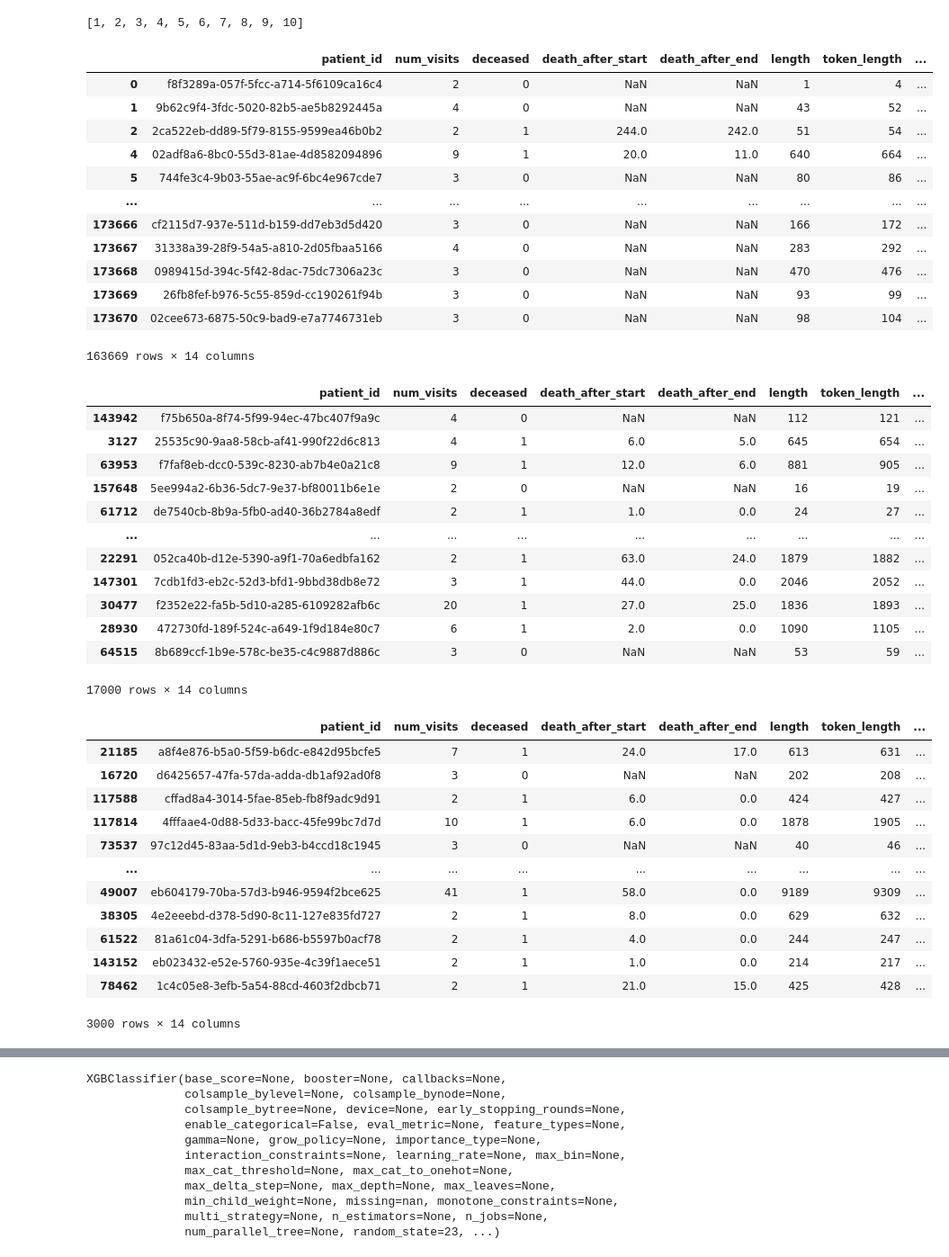
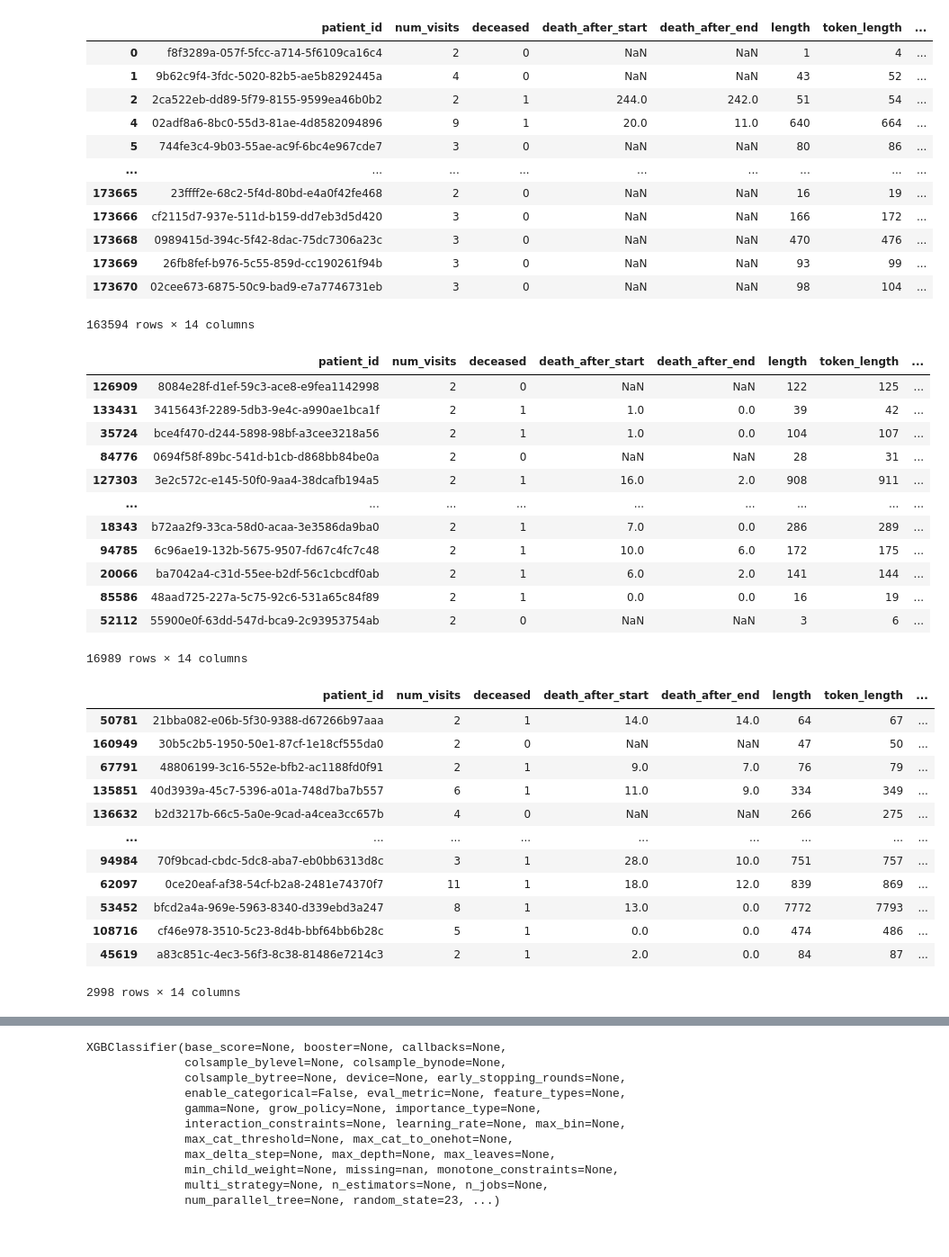
Before and after one commit to VectorInstitute/odyssey, a Jupyter notebook: models/baseline/XGBoost.ipynb, the cells around one changed output, grey strips where cells are left out. Shown: that part at 90% size. Saved outputs shown, nothing was run; the diff lists cells and outputs as text; code cells hidden in the pictures.

```diff
--- a/models/baseline/XGBoost.ipynb
+++ b/models/baseline/XGBoost.ipynb
@@ -46,24 +46,21 @@ from sklearn.metrics import (
     average_precision_score,
 )
 from scipy.sparse import csr_matrix, hstack, vstack, save_npz, load_npz
+from scipy.special import expit
 
 from tqdm import tqdm
 
 %matplotlib inline
 
-DATA_ROOT = f"{ROOT}/data"
-DATA_PATH = f"{DATA_ROOT}/slurm_data/one_month/pretrain.parquet"
-FINE_TUNE_PATH = f"{DATA_ROOT}/slurm_data/one_month/fine_tune.parquet"
-TEST_DATA_PATH = f"{DATA_ROOT}/slurm_data/one_month/fine_test.parquet"
-FREQ_MATRIX_PATH = f"{DATA_ROOT}/slurm_data/one_month/patient_freq_matrix.npz"
+DATA_ROOT = f"{ROOT}/data/slurm_data/512/two_weeks"
+DATA_PATH = f"{DATA_ROOT}/pretrain.parquet"
+FINE_TUNE_PATH = f"{DATA_ROOT}/fine_tune.parquet"
+TEST_DATA_PATH = f"{DATA_ROOT}/fine_test.parquet"
+FREQ_MATRIX_PATH = f"{DATA_ROOT}/patient_freq_matrix.npz"
-# %%
-list(set(data['length']))[:10]
-# %% [output]
-[1, 2, 3, 4, 5, 6, 7, 8, 9, 10]
 # %%
 # Load data
 pretrain_data = pd.read_parquet(DATA_PATH)
-pretrain_data = pretrain_data[pretrain_data['event_tokens_2048'].notnull()]
+pretrain_data = pretrain_data[pretrain_data['event_tokens_512'].notnull()]
 pretrain_data
 # %% [output]
 |  | patient_id | num_visits | deceased | death_after_start | death_after_end | length | token_length | ... |
@@ -73,51 +70,51 @@ pretrain_data
 | 4 | 02adf8a6-8bc0-55d3-81ae-4d8582094896 | 9 | 1 | 20.0 | 11.0 | 640 | 664 | ... |
 | 5 | 744fe3c4-9b03-55ae-ac9f-6bc4e967cde7 | 3 | 0 | NaN | NaN | 80 | 86 | ... |
 | ... | ... | ... | ... | ... | ... | ... | ... | ... |
+| 173665 | 23ffff2e-68c2-5f4d-80bd-e4a0f42fe468 | 2 | 0 | NaN | NaN | 16 | 19 | ... |
 | 173666 | cf2115d7-937e-511d-b159-dd7eb3d5d420 | 3 | 0 | NaN | NaN | 166 | 172 | ... |
-| 173667 | 31338a39-28f9-54a5-a810-2d05fbaa5166 | 4 | 0 | NaN | NaN | 283 | 292 | ... |
 | 173668 | 0989415d-394c-5f42-8dac-75dc7306a23c | 3 | 0 | NaN | NaN | 470 | 476 | ... |
 | 173669 | 26fb8fef-b976-5c55-859d-cc190261f94b | 3 | 0 | NaN | NaN | 93 | 99 | ... |
 | 173670 | 02cee673-6875-50c9-bad9-e7a7746731eb | 3 | 0 | NaN | NaN | 98 | 104 | ... |
-163669 rows × 14 columns
+163594 rows × 14 columns
 # %%
 # Load data
 finetune_data = pd.read_parquet(FINE_TUNE_PATH)
-finetune_data = finetune_data[finetune_data['event_tokens_2048'].notnull()]
+finetune_data = finetune_data[finetune_data['event_tokens_512'].notnull()]
 finetune_data
 # %% [output]
 |  | patient_id | num_visits | deceased | death_after_start | death_after_end | length | token_length | ... |
-| 143942 | f75b650a-8f74-5f99-94ec-47bc407f9a9c | 4 | 0 | NaN | NaN | 112 | 121 | ... |
-| 3127 | 25535c90-9aa8-58cb-af41-990f22d6c813 | 4 | 1 | 6.0 | 5.0 | 645 | 654 | ... |
-| 63953 | f7faf8eb-dcc0-539c-8230-ab7b4e0a21c8 | 9 | 1 | 12.0 | 6.0 | 881 | 905 | ... |
-| 157648 | 5ee994a2-6b36-5dc7-9e37-bf80011b6e1e | 2 | 0 | NaN | NaN | 16 | 19 | ... |
-| 61712 | de7540cb-8b9a-5fb0-ad40-36b2784a8edf | 2 | 1 | 1.0 | 0.0 | 24 | 27 | ... |
+| 126909 | 8084e28f-d1ef-59c3-ace8-e9fea1142998 | 2 | 0 | NaN | NaN | 122 | 125 | ... |
+| 133431 | 3415643f-2289-5db3-9e4c-a990ae1bca1f | 2 | 1 | 1.0 | 0.0 | 39 | 42 | ... |
+| 35724 | bce4f470-d244-5898-98bf-a3cee3218a56 | 2 | 1 | 1.0 | 0.0 | 104 | 107 | ... |
+| 84776 | 0694f58f-89bc-541d-b1cb-d868bb84be0a | 2 | 0 | NaN | NaN | 28 | 31 | ... |
+| 127303 | 3e2c572c-e145-50f0-9aa4-38dcafb194a5 | 2 | 1 | 16.0 | 2.0 | 908 | 911 | ... |
 | ... | ... | ... | ... | ... | ... | ... | ... | ... |
-| 22291 | 052ca40b-d12e-5390-a9f1-70a6edbfa162 | 2 | 1 | 63.0 | 24.0 | 1879 | 1882 | ... |
-| 147301 | 7cdb1fd3-eb2c-52d3-bfd1-9bbd38db8e72 | 3 | 1 | 44.0 | 0.0 | 2046 | 2052 | ... |
-| 30477 | f2352e22-fa5b-5d10-a285-6109282afb6c | 20 | 1 | 27.0 | 25.0 | 1836 | 1893 | ... |
-| 28930 | 472730fd-189f-524c-a649-1f9d184e80c7 | 6 | 1 | 2.0 | 0.0 | 1090 | 1105 | ... |
-| 64515 | 8b689ccf-1b9e-578c-be35-c4c9887d886c | 3 | 0 | NaN | NaN | 53 | 59 | ... |
+| 18343 | b72aa2f9-33ca-58d0-acaa-3e3586da9ba0 | 2 | 1 | 7.0 | 0.0 | 286 | 289 | ... |
+| 94785 | 6c96ae19-132b-5675-9507-fd67c4fc7c48 | 2 | 1 | 10.0 | 6.0 | 172 | 175 | ... |
+| 20066 | ba7042a4-c31d-55ee-b2df-56c1cbcdf0ab | 2 | 1 | 6.0 | 2.0 | 141 | 144 | ... |
+| 85586 | 48aad725-227a-5c75-92c6-531a65c84f89 | 2 | 1 | 0.0 | 0.0 | 16 | 19 | ... |
+| 52112 | 55900e0f-63dd-547d-bca9-2c93953754ab | 2 | 0 | NaN | NaN | 3 | 6 | ... |
-17000 rows × 14 columns
+16989 rows × 14 columns
 # %%
 # Load data
 test_data = pd.read_parquet(TEST_DATA_PATH)
-test_data = test_data[test_data['event_tokens_2048'].notnull()]
+test_data = test_data[test_data['event_tokens_512'].notnull()]
 test_length = len(test_data)
 test_data
 # %% [output]
 |  | patient_id | num_visits | deceased | death_after_start | death_after_end | length | token_length | ... |
-| 21185 | a8f4e876-b5a0-5f59-b6dc-e842d95bcfe5 | 7 | 1 | 24.0 | 17.0 | 613 | 631 | ... |
-| 16720 | d6425657-47fa-57da-adda-db1af92ad0f8 | 3 | 0 | NaN | NaN | 202 | 208 | ... |
-| 117588 | cffad8a4-3014-5fae-85eb-fb8f9adc9d91 | 2 | 1 | 6.0 | 0.0 | 424 | 427 | ... |
-| 117814 | 4fffaae4-0d88-5d33-bacc-45fe99bc7d7d | 10 | 1 | 6.0 | 0.0 | 1878 | 1905 | ... |
-| 73537 | 97c12d45-83aa-5d1d-9eb3-b4ccd18c1945 | 3 | 0 | NaN | NaN | 40 | 46 | ... |
+| 50781 | 21bba082-e06b-5f30-9388-d67266b97aaa | 2 | 1 | 14.0 | 14.0 | 64 | 67 | ... |
+| 160949 | 30b5c2b5-1950-50e1-87cf-1e18cf555da0 | 2 | 0 | NaN | NaN | 47 | 50 | ... |
+| 67791 | 48806199-3c16-552e-bfb2-ac1188fd0f91 | 2 | 1 | 9.0 | 7.0 | 76 | 79 | ... |
+| 135851 | 40d3939a-45c7-5396-a01a-748d7ba7b557 | 6 | 1 | 11.0 | 9.0 | 334 | 349 | ... |
+| 136632 | b2d3217b-66c5-5a0e-9cad-a4cea3cc657b | 4 | 0 | NaN | NaN | 266 | 275 | ... |
 | ... | ... | ... | ... | ... | ... | ... | ... | ... |
-| 49007 | eb604179-70ba-57d3-b946-9594f2bce625 | 41 | 1 | 58.0 | 0.0 | 9189 | 9309 | ... |
-| 38305 | 4e2eeebd-d378-5d90-8c11-127e835fd727 | 2 | 1 | 8.0 | 0.0 | 629 | 632 | ... |
-| 61522 | 81a61c04-3dfa-5291-b686-b5597b0acf78 | 2 | 1 | 4.0 | 0.0 | 244 | 247 | ... |
-| 143152 | eb023432-e52e-5760-935e-4c39f1aece51 | 2 | 1 | 1.0 | 0.0 | 214 | 217 | ... |
-| 78462 | 1c4c05e8-3efb-5a54-88cd-4603f2dbcb71 | 2 | 1 | 21.0 | 15.0 | 425 | 428 | ... |
+| 94984 | 70f9bcad-cbdc-5dc8-aba7-eb0bb6313d8c | 3 | 1 | 28.0 | 10.0 | 751 | 757 | ... |
+| 62097 | 0ce20eaf-af38-54cf-b2a8-2481e74370f7 | 11 | 1 | 18.0 | 12.0 | 839 | 869 | ... |
+| 53452 | bfcd2a4a-969e-5963-8340-d339ebd3a247 | 8 | 1 | 13.0 | 0.0 | 7772 | 7793 | ... |
+| 108716 | cf46e978-3510-5c23-8d4b-bbf64bb6b28c | 5 | 1 | 0.0 | 0.0 | 474 | 486 | ... |
+| 45619 | a83c851c-4ec3-56f3-8c38-81486e7214c3 | 2 | 1 | 2.0 | 0.0 | 84 | 87 | ... |
-3000 rows × 14 columns
+2998 rows × 14 columns
 # %%
 data = pd.concat((pretrain_data, finetune_data, test_data)).reset_index().drop_duplicates(subset='index', keep='first').set_index('index')
 del pretrain_data, finetune_data, test_data
```
Also changed, not shown: parts of 20 cells of this notebook, 3 other files.
